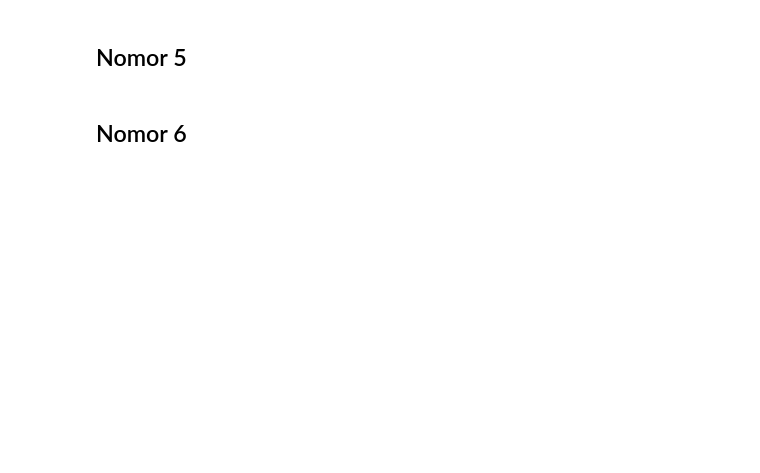
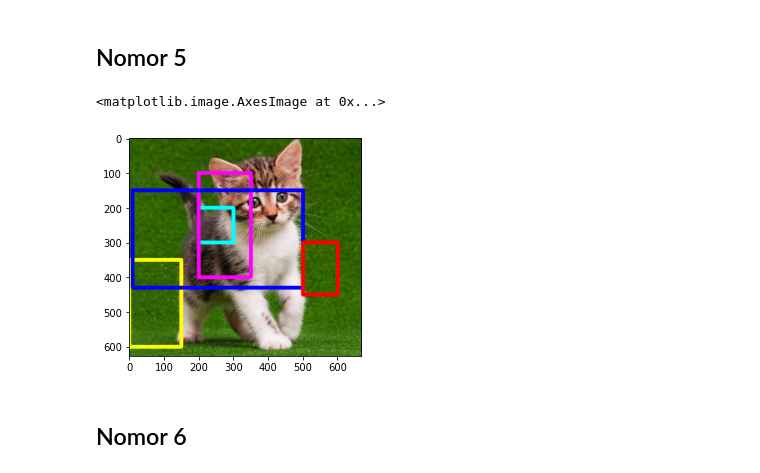
Before and after one commit to AchmadWibawa/PCVK, a Jupyter notebook: Week2.ipynb, the cells around one changed output. Drawn from its saved outputs; the diff is of its cells as text; code cells hidden in the pictures; blank space fills up the shorter version.

```diff
--- a/Week2.ipynb
+++ b/Week2.ipynb
@@ -198,4 +209,17 @@ plt.imshow(img9)
 # %% [markdown]
 ## Nomor 5
+# %%
+img10 = cv.cvtColor(img,cv.COLOR_BGR2RGB)
+
+cv.rectangle(img10,pt1=(200,200),pt2=(300,300),color=(0,255,255),thickness=10)
+cv.rectangle(img10,pt1=(200,100),pt2=(350,400),color=(255,0,255),thickness=10)
+cv.rectangle(img10,pt1=(150,350),pt2=(0,600),color=(255,255,0),thickness=10)
+cv.rectangle(img10,pt1=(10,430),pt2=(500,150),color=(0,0,255),thickness=10)
+cv.rectangle(img10,pt1=(600,300),pt2=(500,450),color=(255,0,0),thickness=10)
+
+plt.imshow(img10)
+# %% [output]
+<matplotlib.image.AxesImage at 0x...>
+[figure, added]
 # %% [markdown]
 ## Nomor 6
```
Also changed, not shown: parts of 4 cells of this notebook.
